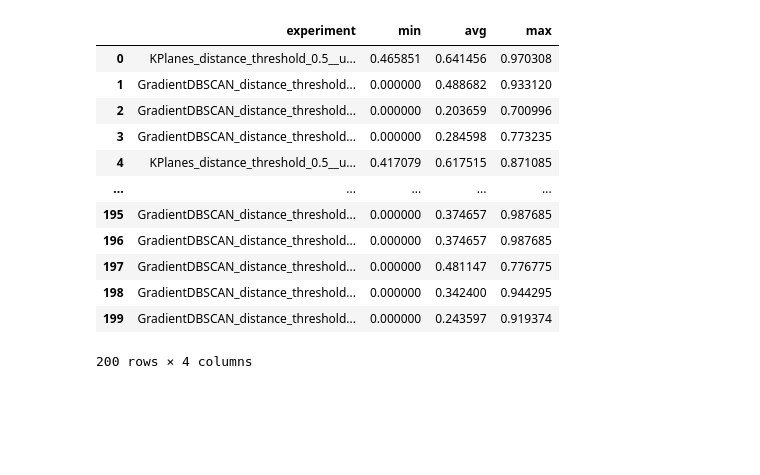
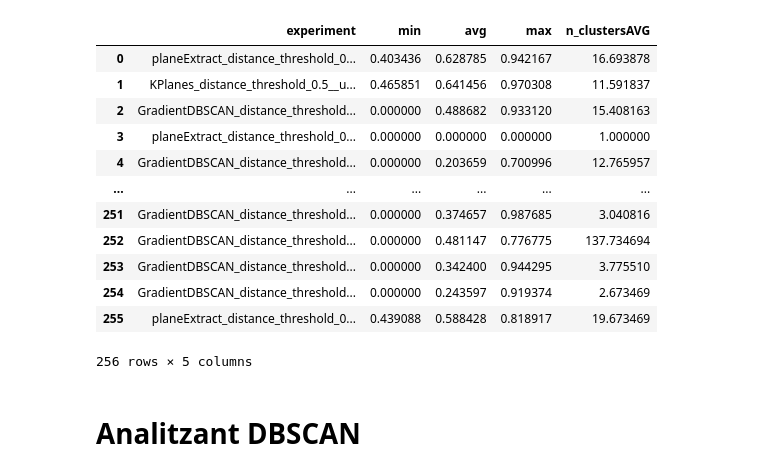
Before and after one commit to BeeGroup-cimne/solar_potencial_estimation_v3, a Jupyter notebook: Scripts/Plane_Identification_Revised/nov22/plotResultsComputeScore.ipynb, the cells around one changed output. Saved outputs shown, nothing was run; the diff lists cells and outputs as text; code cells hidden in the pictures; blank space fills up the shorter version.

```diff
--- a/Scripts/Plane_Identification_Revised/nov22/plotResultsComputeScore.ipynb
+++ b/Scripts/Plane_Identification_Revised/nov22/plotResultsComputeScore.ipynb
@@ -15,43 +15,48 @@ import laspy
 # %%
 basePath = "/home/jaumeasensio/Documents/Projectes/BEEGroup/solar_potencial_estimation_v3/"
 neighborhood = "Test_70_el Besòs i el Maresme"
 
 experimentList = []
 minSilhouetteList = []
 avgSilhouetteList = []
 maxSilhouetteList = []
+n_clusters = []
 
 baseOutputFolder = basePath + "/Results/" + neighborhood + "/Testing Plane ID/"
 for experiment in os.listdir(baseOutputFolder):
     metricsFile = parcelsFolder = baseOutputFolder + experiment + "/metrics.csv"
     metricsDF = pd.read_csv(metricsFile)
     experimentList.append(experiment)
     minSilhouetteList.append(metricsDF.silhouetteScore.min())
     avgSilhouetteList.append(metricsDF.silhouetteScore.mean())
     maxSilhouetteList.append(metricsDF.silhouetteScore.max())
+    n_clusters.append(metricsDF.n_clusters.mean())
 
 allMetricsDF = pd.DataFrame({
     "experiment":experimentList,
     "min": minSilhouetteList,
     "avg": avgSilhouetteList,
-    "max": maxSilhouetteList
+    "max": maxSilhouetteList,
+    "n_clustersAVG": n_clusters
 })
 
 allMetricsDF
 # %% [output]
-|  | experiment | min | avg | max |
-| 0 | KPlanes_distance_threshold_0.5__u... | 0.465851 | 0.641456 | 0.970308 |
-| 1 | GradientDBSCAN_distance_threshold... | 0.000000 | 0.488682 | 0.933120 |
-| 2 | GradientDBSCAN_distance_threshold... | 0.000000 | 0.203659 | 0.700996 |
-| 3 | GradientDBSCAN_distance_threshold... | 0.000000 | 0.284598 | 0.773235 |
-| 4 | KPlanes_distance_threshold_0.5__u... | 0.417079 | 0.617515 | 0.871085 |
-| ... | ... | ... | ... | ... |
-| 195 | GradientDBSCAN_distance_threshold... | 0.000000 | 0.374657 | 0.987685 |
-| 196 | GradientDBSCAN_distance_threshold... | 0.000000 | 0.374657 | 0.987685 |
-| 197 | GradientDBSCAN_distance_threshold... | 0.000000 | 0.481147 | 0.776775 |
-| 198 | GradientDBSCAN_distance_threshold... | 0.000000 | 0.342400 | 0.944295 |
-| 199 | GradientDBSCAN_distance_threshold... | 0.000000 | 0.243597 | 0.919374 |
+|  | experiment | min | avg | max | n_clustersAVG |
+| 0 | planeExtract_distance_threshold_0... | 0.403436 | 0.628785 | 0.942167 | 16.693878 |
+| 1 | KPlanes_distance_threshold_0.5__u... | 0.465851 | 0.641456 | 0.970308 | 11.591837 |
+| 2 | GradientDBSCAN_distance_threshold... | 0.000000 | 0.488682 | 0.933120 | 15.408163 |
+| 3 | planeExtract_distance_threshold_0... | 0.000000 | 0.000000 | 0.000000 | 1.000000 |
+| 4 | GradientDBSCAN_distance_threshold... | 0.000000 | 0.203659 | 0.700996 | 12.765957 |
+| ... | ... | ... | ... | ... | ... |
+| 251 | GradientDBSCAN_distance_threshold... | 0.000000 | 0.374657 | 0.987685 | 3.040816 |
+| 252 | GradientDBSCAN_distance_threshold... | 0.000000 | 0.481147 | 0.776775 | 137.734694 |
+| 253 | GradientDBSCAN_distance_threshold... | 0.000000 | 0.342400 | 0.944295 | 3.775510 |
+| 254 | GradientDBSCAN_distance_threshold... | 0.000000 | 0.243597 | 0.919374 | 2.673469 |
+| 255 | planeExtract_distance_threshold_0... | 0.439088 | 0.588428 | 0.818917 | 19.673469 |
-200 rows × 4 columns
+256 rows × 5 columns
+# %% [markdown]
+# Analitzant DBSCAN
 # %%
 DBSCANMetrics = allMetricsDF[allMetricsDF.experiment.str.startswith("GradientDBSCAN")]
 DBSCANMetrics = DBSCANMetrics.sort_values("avg", ascending=False).reset_index(drop=True)
```
Also changed, not shown: parts of 22 cells of this notebook, 11 other files.
